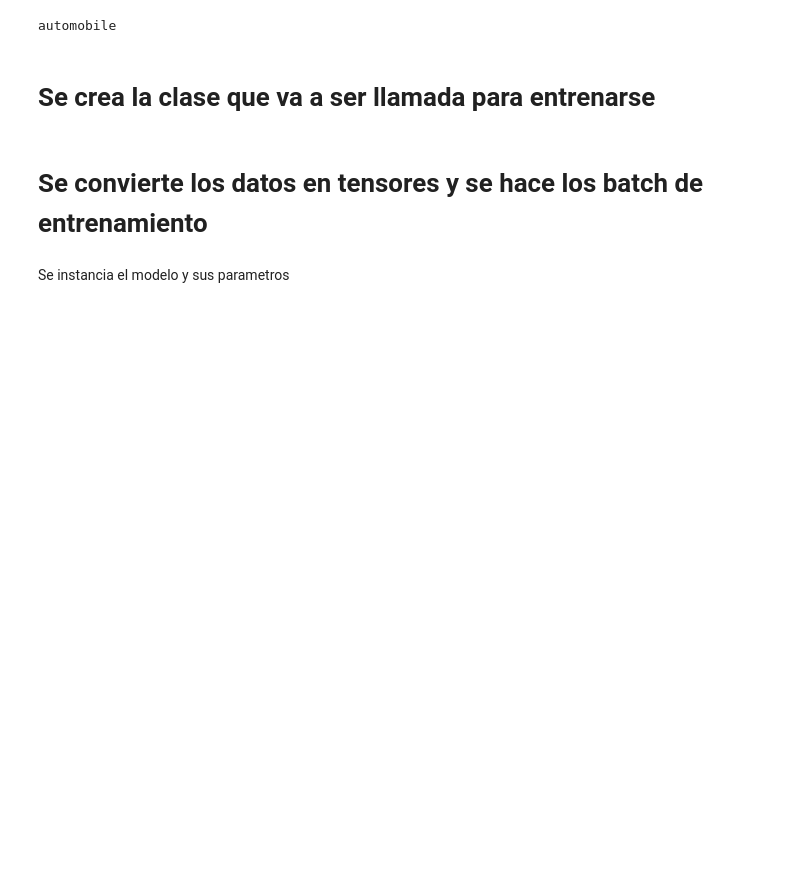
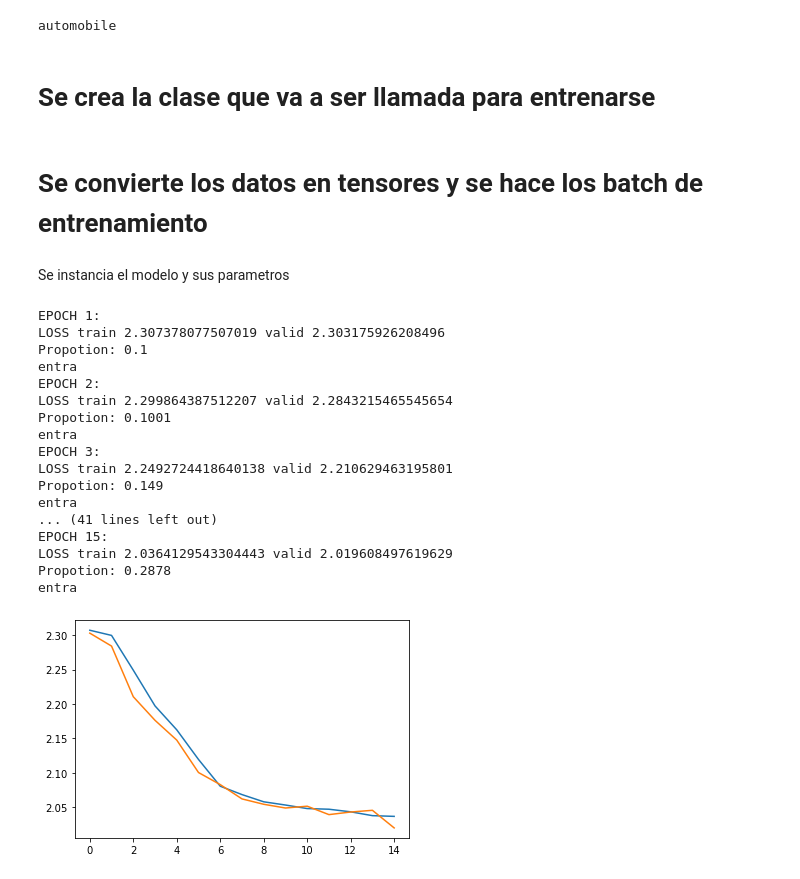
Before and after one commit to jotajota15/MachineLearning, a Jupyter notebook: CNN/codigo.ipynb, the cells around one changed output. Cells and saved outputs as stored; diff of their text form; code cells hidden in the pictures; blank space fills up the shorter version.

```diff
--- a/CNN/codigo.ipynb
+++ b/CNN/codigo.ipynb
@@ -205,3 +257,76 @@ def information(voutputs,y_test):
+# %%
+model = SurvivorClassifier()	# Crea el modelo
+loss_fn = pt.nn.CrossEntropyLoss()		# Función de error a utilizar torch.
+optimizer = pt.optim.Adam(model.parameters(), lr=0.01)		# Optimizador
+
+loss_train = []
+loss_test = []
+
+EPOCHS = 15
+
+
+def completeTrain(epoch_number,best_vloss):
+    for epoch in range(EPOCHS):
+        print('EPOCH {}:'.format(epoch_number + 1))
+
+        # Make sure gradient tracking is on, and do a pass over the data
+        model.train(True)
+        avg_loss = train_one_epoch(epoch_number)
+        # We don't need gradients on to do reporting
+        model.train(False)
+
+        running_vloss = 0.0
+
+        voutputs = model(x_test)
+        vloss = loss_fn(voutputs, y_test.long())
+        running_vloss += vloss
+
+        avg_vloss = running_vloss
+
+        loss_train.append(avg_loss)
+        loss_test.append(vloss.item())
+
+        print('LOSS train {} valid {}'.format(avg_loss, avg_vloss))
+        print('Propotion: {}'.format(information(voutputs,y_test)))
+
+        # Track best performance, and save the model's state
+        if avg_vloss < best_vloss:
+            print("entra")
+            best_vloss = avg_vloss
+            pt.save({
+            'epoch': epoch,
+            'model_state_dict': model.state_dict(),
+            'optimizer_state_dict': optimizer.state_dict(),
+            'loss': best_vloss,
+            }, "myModel")
+
+        epoch_number += 1
+epoch_number = 0
+best_vloss = 1_000_000.
+completeTrain(epoch_number,best_vloss)
+
+plt.plot(loss_train)
+plt.plot(loss_test)
+plt.show()
+# %% [output]
+EPOCH 1:
+LOSS train 2.307378077507019 valid 2.303175926208496
+Propotion: 0.1
+entra
+EPOCH 2:
+LOSS train 2.299864387512207 valid 2.2843215465545654
+Propotion: 0.1001
+entra
+EPOCH 3:
+LOSS train 2.2492724418640138 valid 2.210629463195801
+Propotion: 0.149
+entra
+... (41 lines left out)
+EPOCH 15:
+LOSS train 2.0364129543304443 valid 2.019608497619629
+Propotion: 0.2878
+entra
+[figure, added]
 # %%
 # Initializing in a separate cell so we can easily add more epochs to the same run
 from datetime import datetime
```
Also changed, not shown: parts of 10 cells of this notebook.
